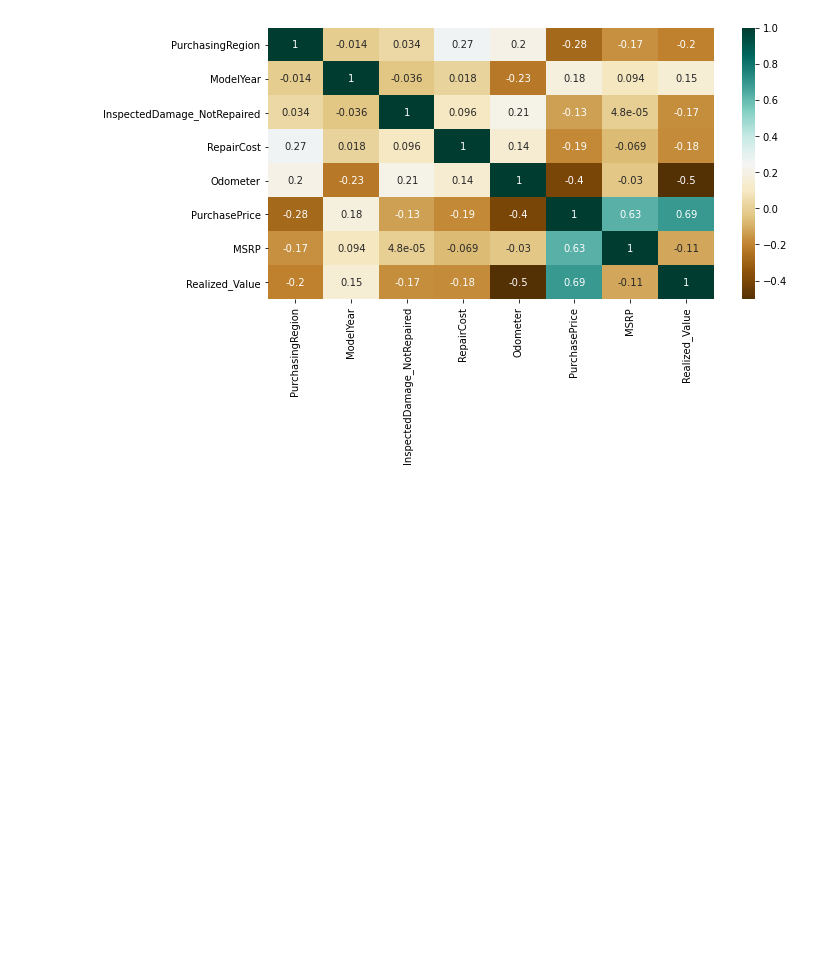
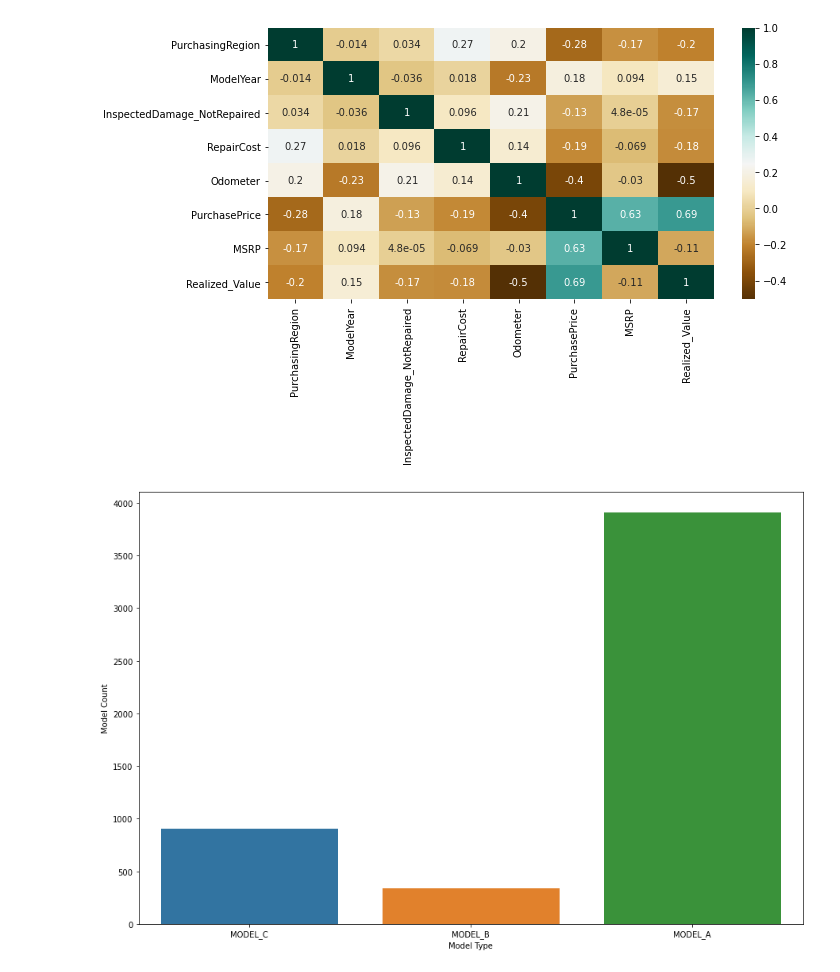
Before and after one commit to ahmed17777/remarketing_case_study, a Jupyter notebook: bmw_feature_analysis.ipynb, the cells around one changed output. Cells and saved outputs as stored; diff of their text form; code cells hidden in the pictures; blank space fills up the shorter version.

```diff
--- a/bmw_feature_analysis.ipynb
+++ b/bmw_feature_analysis.ipynb
@@ -185,3 +140,12 @@ c
 | MSRP | -0.167974 | 0.093601 | 0.000048 | -0.068616 | -0.030010 | 0.627037 | 1.000000 | ... |
 | Realized_Value | -0.202972 | 0.149611 | -0.171622 | -0.176123 | -0.504730 | 0.694343 | -0.113925 | ... |
 [figure]
+# %%
+# Car model visualization
+plt.figure(figsize=(15,10))
+sns.countplot(df['ModelName'])
+plt.xlabel("Model Type")
+plt.ylabel("Model Count")
+plt.show()
+# %% [output]
+[figure, added]
```
Also changed, not shown: parts of 4 cells of this notebook.
